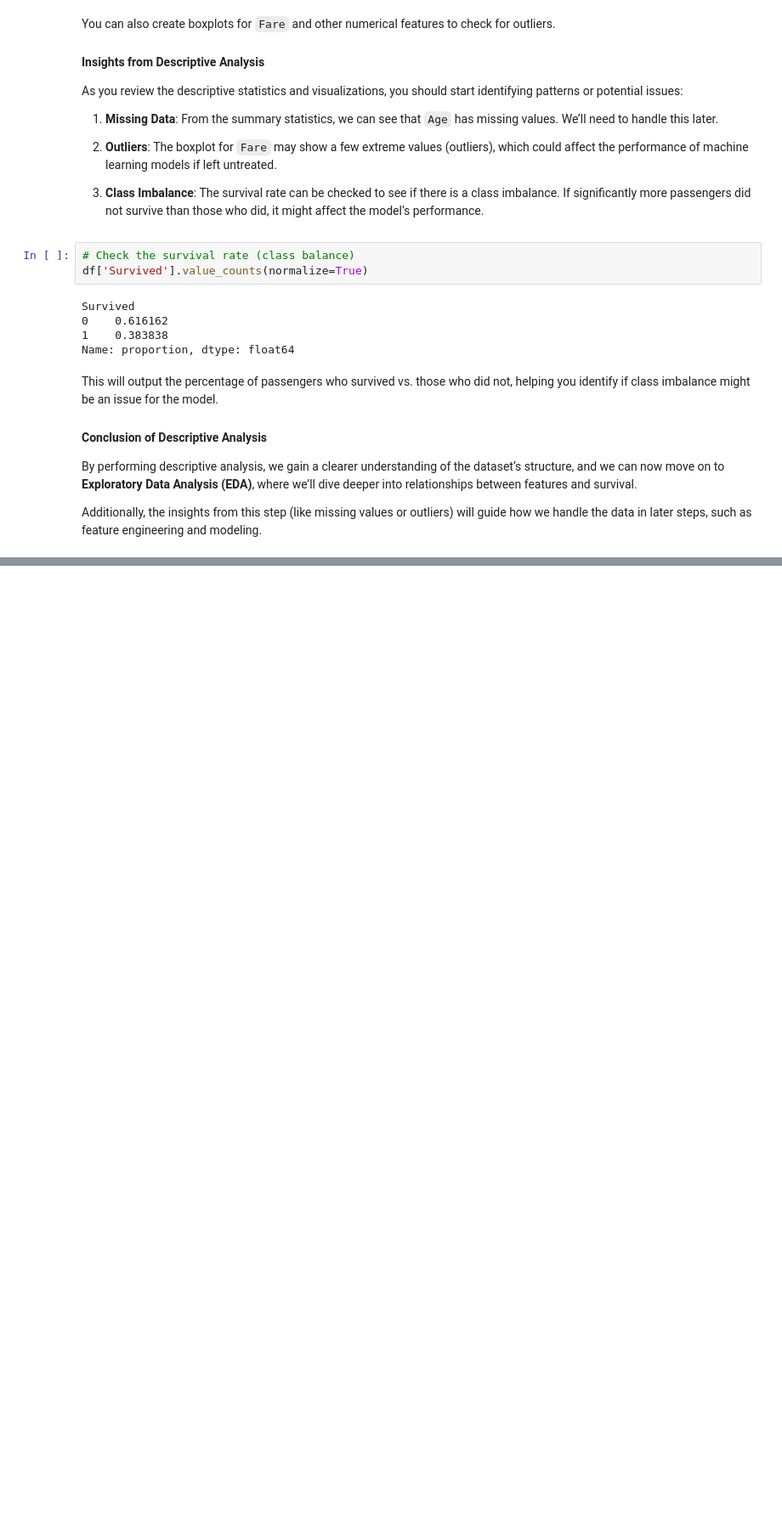
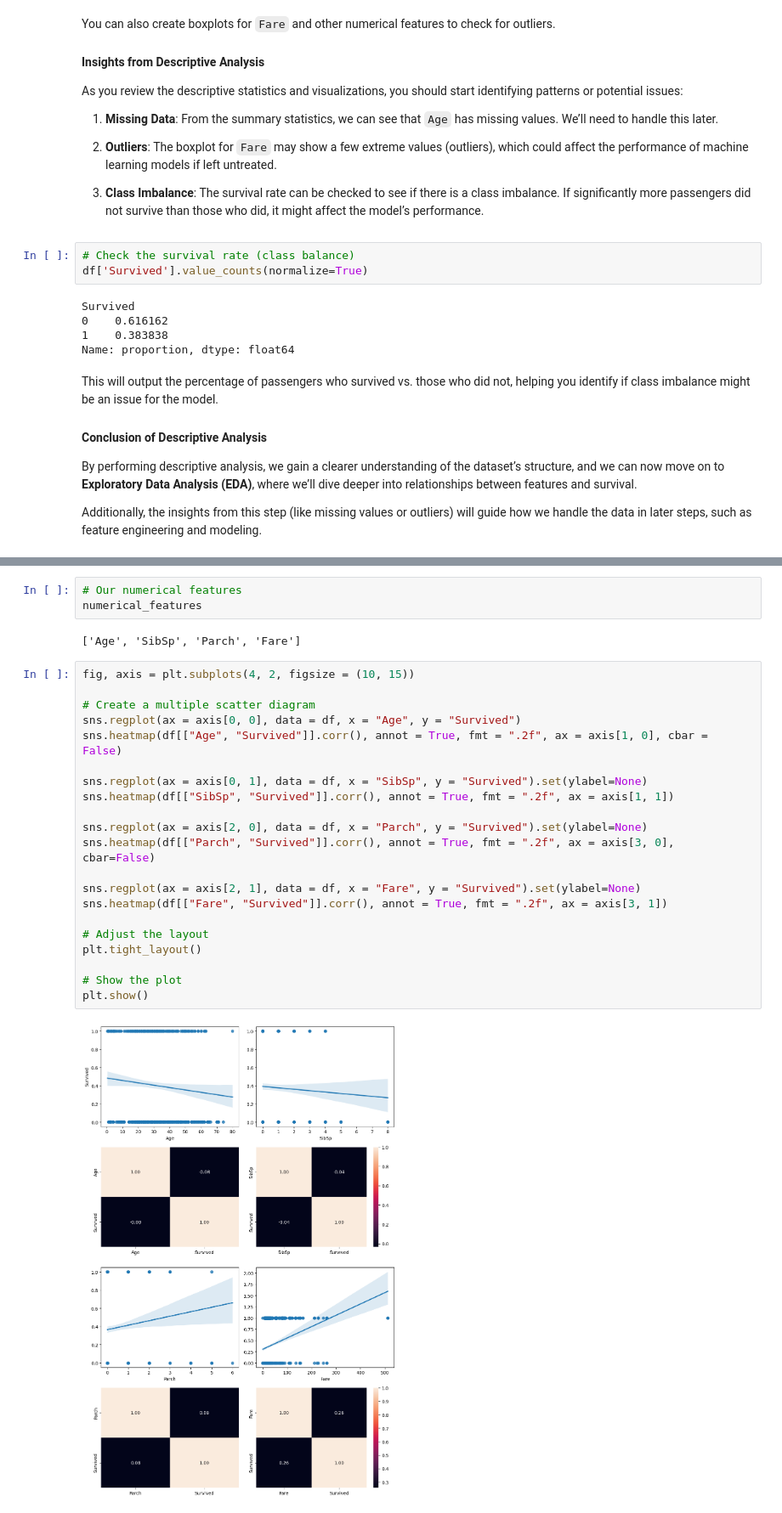
Before and after one commit to themarisolhernandez/ds-review-lessons, a Jupyter notebook: 16-exploratory-data-analysis.ipynb, the cells around one changed output, grey strips where cells are left out. Shown at 85% size. Drawn from its saved outputs; the diff is of its cells as text; blank space fills up the shorter version.

```diff
--- a/16-exploratory-data-analysis.ipynb
+++ b/16-exploratory-data-analysis.ipynb
@@ -365,0 +684,28 @@ Additionally, the insights from this step (like missing values or outliers) will
+# %%
+# Our numerical features
+numerical_features
+# %% [output]
+['Age', 'SibSp', 'Parch', 'Fare']
+# %%
+fig, axis = plt.subplots(4, 2, figsize = (10, 15))
+
+# Create a multiple scatter diagram
+sns.regplot(ax = axis[0, 0], data = df, x = "Age", y = "Survived")
+sns.heatmap(df[["Age", "Survived"]].corr(), annot = True, fmt = ".2f", ax = axis[1, 0], cbar = False)
+
+sns.regplot(ax = axis[0, 1], data = df, x = "SibSp", y = "Survived").set(ylabel=None)
+sns.heatmap(df[["SibSp", "Survived"]].corr(), annot = True, fmt = ".2f", ax = axis[1, 1])
+
+sns.regplot(ax = axis[2, 0], data = df, x = "Parch", y = "Survived").set(ylabel=None)
+sns.heatmap(df[["Parch", "Survived"]].corr(), annot = True, fmt = ".2f", ax = axis[3, 0], cbar=False)
+
+sns.regplot(ax = axis[2, 1], data = df, x = "Fare", y = "Survived").set(ylabel=None)
+sns.heatmap(df[["Fare", "Survived"]].corr(), annot = True, fmt = ".2f", ax = axis[3, 1])
+
+# Adjust the layout
+plt.tight_layout()
+
+# Show the plot
+plt.show()
+# %% [output]
+[figure, added]
```
Also changed, not shown: parts of 51 cells of this notebook, 2 other files.
